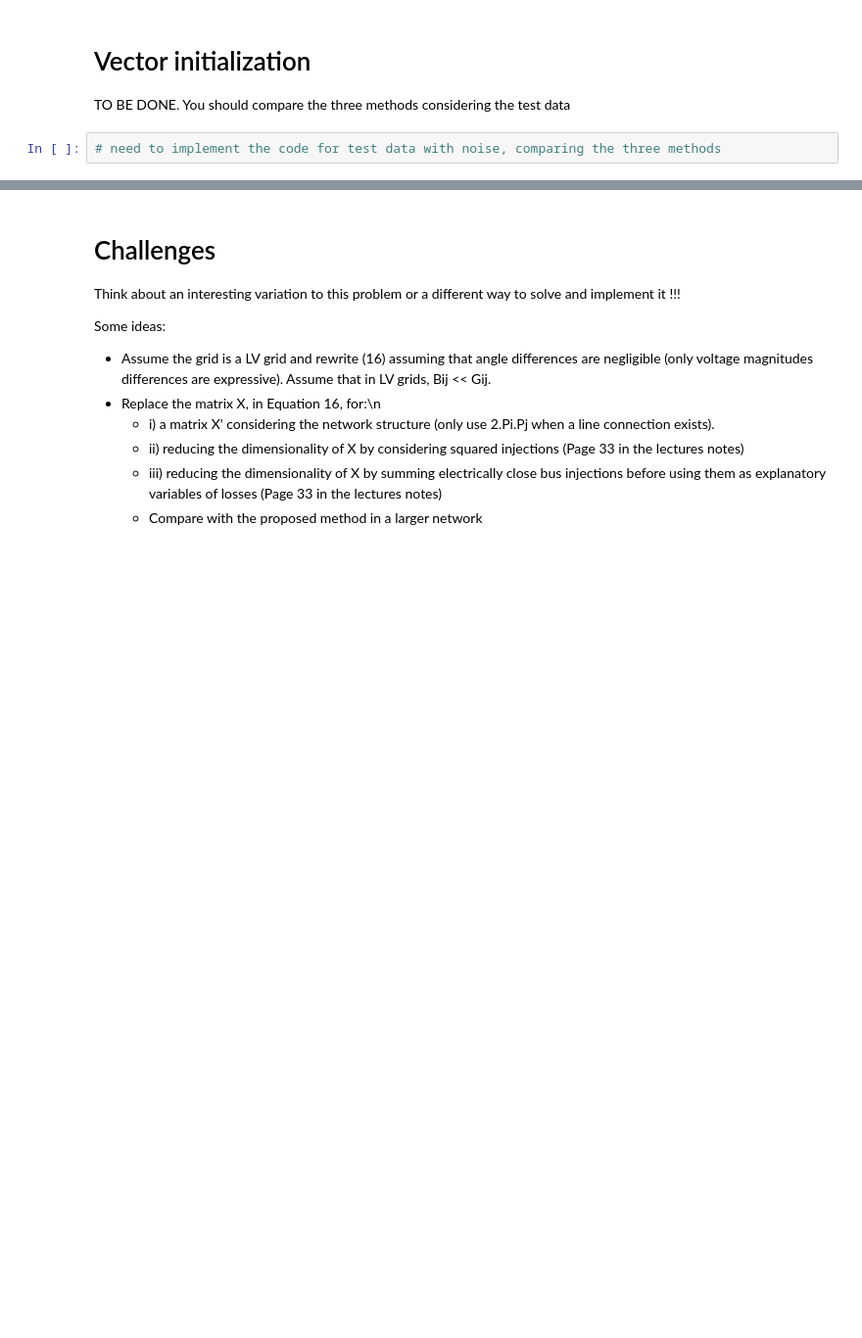
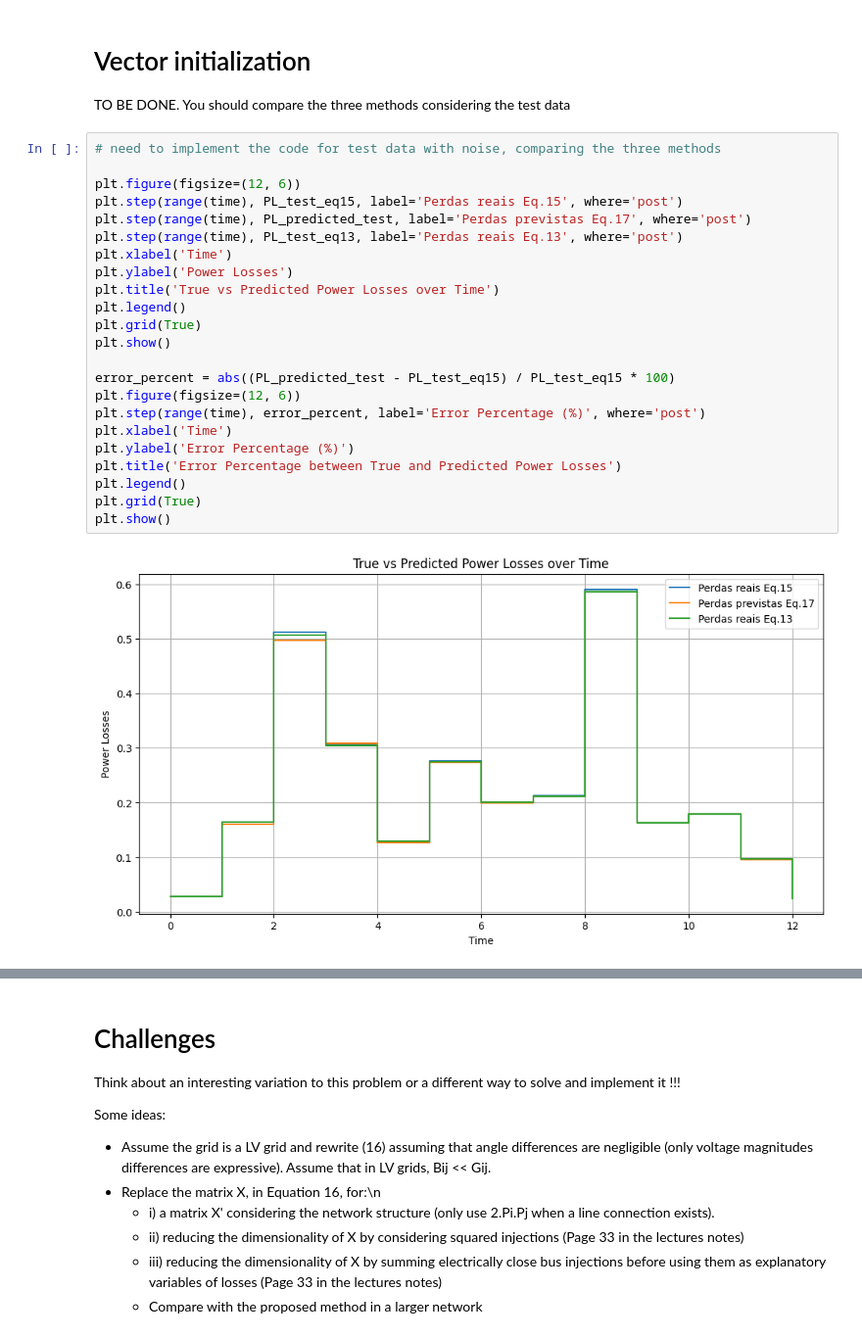
Before and after one commit to matildeaugusto/ADRI, a Jupyter notebook: 2/Class2_Students.ipynb, the cells around one changed output, grey strips where cells are left out. Shown at 98% size. Saved outputs shown, nothing was run; the diff lists cells and outputs as text; blank space fills up the shorter version.

```diff
--- a/2/Class2_Students.ipynb
+++ b/2/Class2_Students.ipynb
@@ -575,5 +575,28 @@ plt.show()
 # Vector initialization
 
 TO BE DONE. You should compare the three methods considering the test data
-# %%
-# need to implement the code for test data with noise, comparing the three methods
+# %%
+# need to implement the code for test data with noise, comparing the three methods
+
+plt.figure(figsize=(12, 6))
+plt.step(range(time), PL_test_eq15, label='Perdas reais Eq.15', where='post')
+plt.step(range(time), PL_predicted_test, label='Perdas previstas Eq.17', where='post')
+plt.step(range(time), PL_test_eq13, label='Perdas reais Eq.13', where='post')
+plt.xlabel('Time')
+plt.ylabel('Power Losses')
+plt.title('True vs Predicted Power Losses over Time')
+plt.legend()
+plt.grid(True)
+plt.show()
+
+error_percent = abs((PL_predicted_test - PL_test_eq15) / PL_test_eq15 * 100)
+plt.figure(figsize=(12, 6))
+plt.step(range(time), error_percent, label='Error Percentage (%)', where='post')
+plt.xlabel('Time')
+plt.ylabel('Error Percentage (%)')
+plt.title('Error Percentage between True and Predicted Power Losses')
+plt.legend()
+plt.grid(True)
+plt.show()
+# %% [output]
+[figure, added]
```
Also changed, not shown: parts of 10 cells of this notebook.
